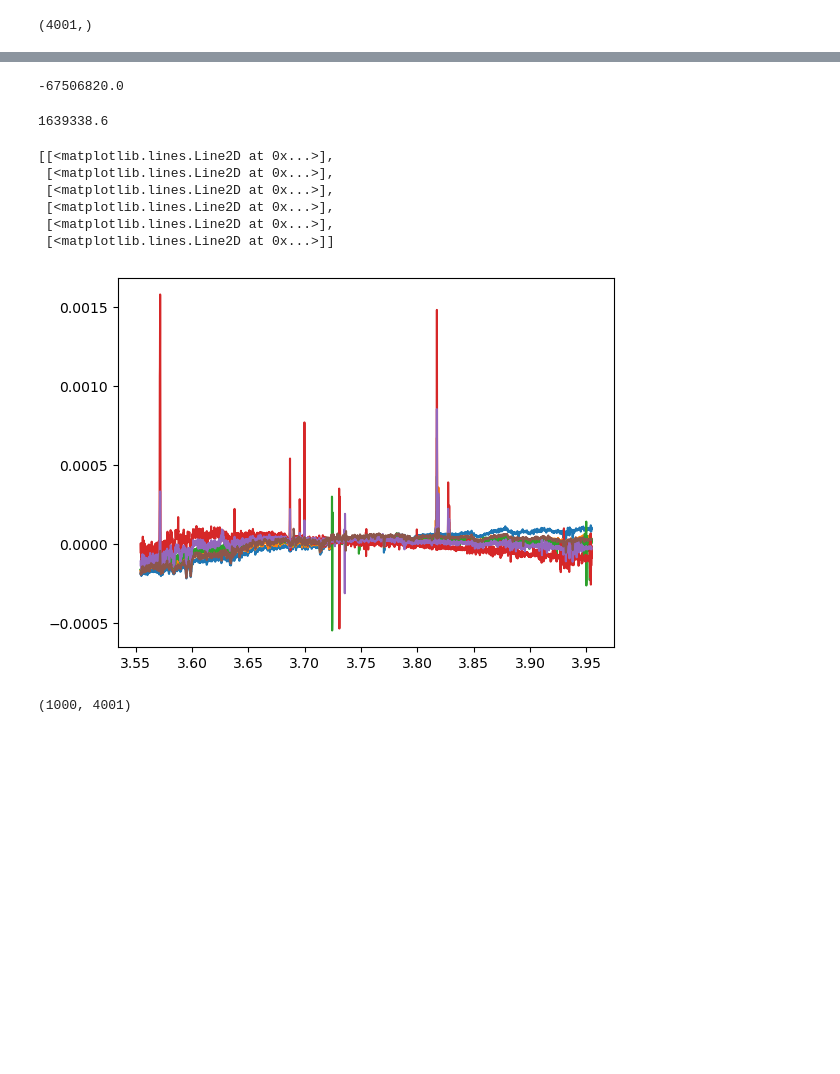
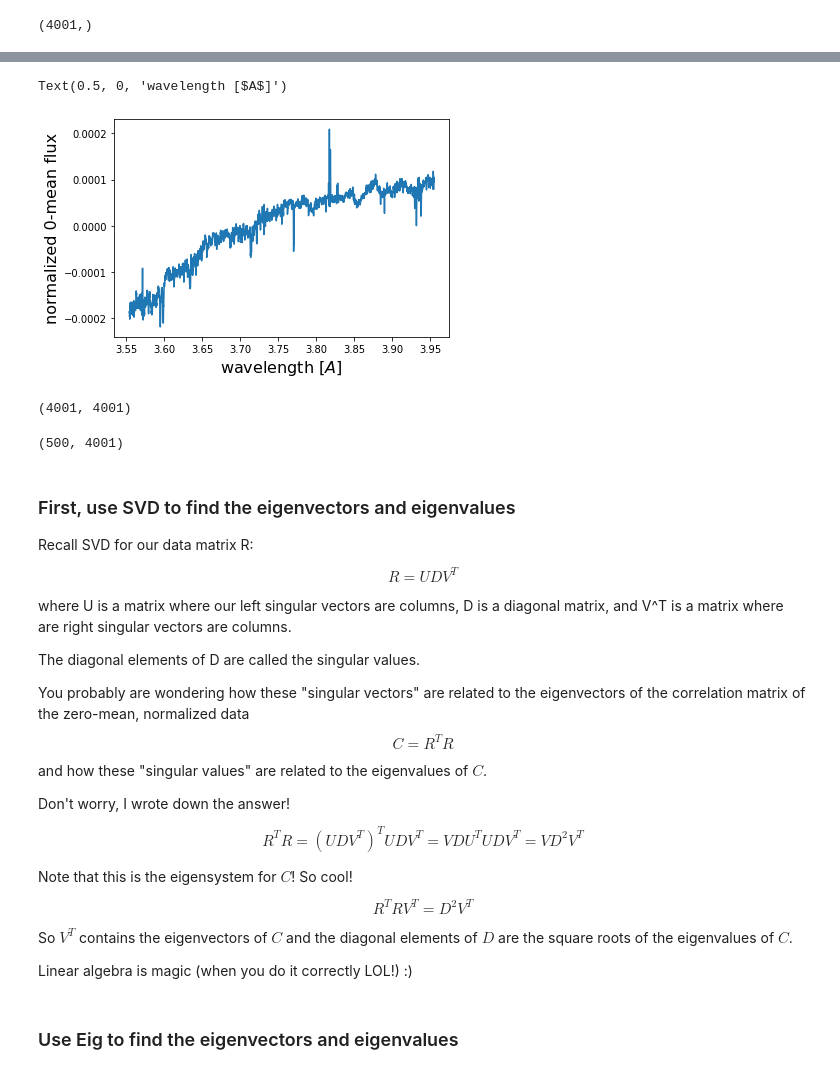
Before and after one commit to mcmorre/computational_TA, a Jupyter notebook: PS_6_hints.ipynb, the cells around one changed output, grey strips where cells are left out. Cells and saved outputs as stored; diff of their text form; code cells hidden in the pictures; blank space fills up the shorter version.

```diff
--- a/PS_6_hints.ipynb
+++ b/PS_6_hints.ipynb
@@ -203,22 +48,7 @@ plt.plot(eigvecs[10])
-# %%
-eigvals[0]/eigvals[-1]
-# %% [output]
--67506820.0
-# %%
-eigvals_svd[0]/eigvals_svd[-1]
-# %% [output]
-1639338.6
-# %%
-[plt.plot(logwave, r_subset[i, :]) for i in range(6) ]
-# %% [output]
-[[<matplotlib.lines.Line2D at 0x...>],
- [<matplotlib.lines.Line2D at 0x...>],
- [<matplotlib.lines.Line2D at 0x...>],
- [<matplotlib.lines.Line2D at 0x...>],
- [<matplotlib.lines.Line2D at 0x...>],
- [<matplotlib.lines.Line2D at 0x...>]]
-[figure, removed]
-# %%
-r_subset.shape
-# %% [output]
-(1000, 4001)
+# %%
+plt.plot(logwave, flux_normalized_0_mean[0,:])
+plt.ylabel('normalized 0-mean flux', fontsize = 16)
+plt.xlabel('wavelength [$A$]', fontsize = 16)
+# %% [output]
+Text(0.5, 0, 'wavelength [$A$]')
+[figure, added]
@@ -224,0 +76,44 @@ r_subset.shape
+# %%
+# check dimensions of correlation matrix
+C.shape
+# %% [output]
+(4001, 4001)
+# %%
+# check dimension of data matrix for 500 galaxies
+r_subset.shape
+# %% [output]
+(500, 4001)
+# %% [markdown]
+### First, use SVD to find the eigenvectors and eigenvalues
+
+Recall SVD for our data matrix R:
+
+\begin{equation}
+R = U D V^T
+\end{equation}
+
+where U is a matrix where our left singular vectors are columns, D is a diagonal matrix, and V^T is a matrix where are right singular vectors are columns.
+
+The diagonal elements of D are called the singular values.
+
+You probably are wondering how these "singular vectors" are related to the eigenvectors of the correlation matrix of the zero-mean, normalized data
+\begin{equation}
+C = R^T R
+\end{equation}
+and how these "singular values" are related to the eigenvalues of $C$.
+
+Don't worry, I wrote down the answer!
+
+\begin{equation}
+R^T R=(UDV^T)^TUDV^T = VDU^TUDV^T = VD^2V^T
+\end{equation}
+
+Note that this is the eigensystem for $C$! So cool!
+
+\begin{equation}
+R^T R V^T= D^2V^T
+\end{equation}
+
+So $V^T$ contains the eigenvectors of $C$ and the diagonal elements of $D$ are the square roots of the eigenvalues of $C$.
+
+Linear algebra is magic (when you do it correctly LOL!) :)
@@ -224,0 +128,2 @@ r_subset.shape
+# %% [markdown]
+### Use Eig to find the eigenvectors and eigenvalues
```
Also changed, not shown: parts of 38 cells of this notebook.
